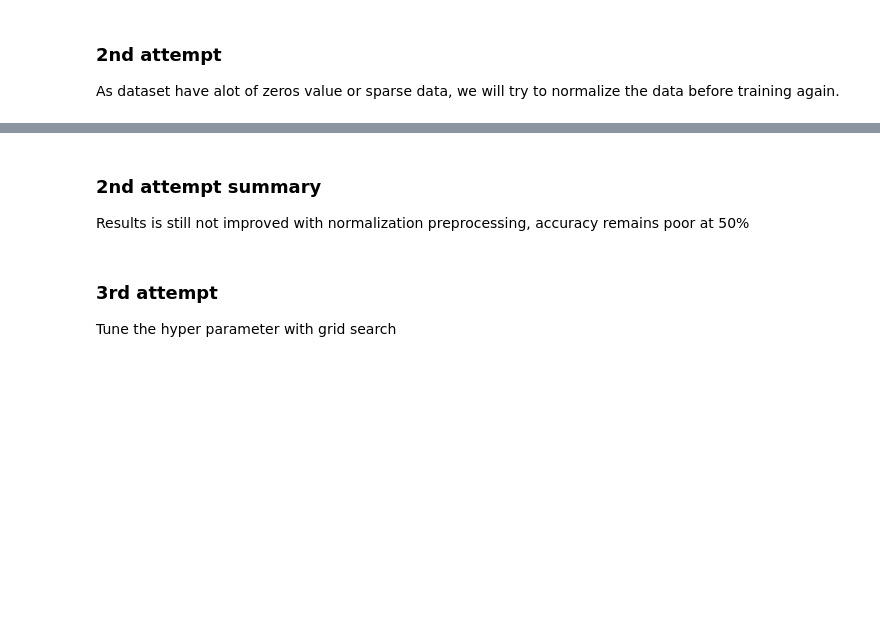
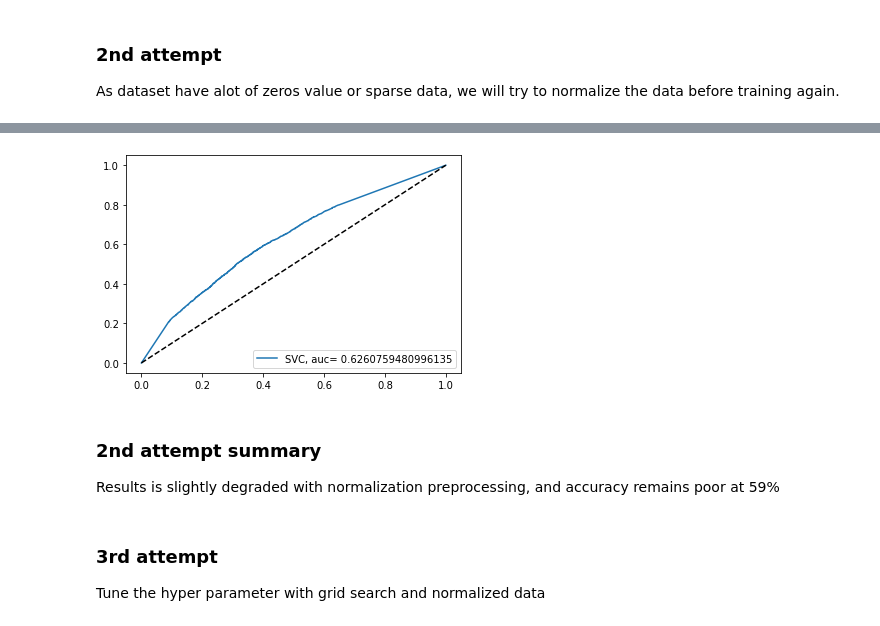
Before and after one commit to raymondng76/PRS-PSUPR-2019-08-13-IS1FT-CA1, a Jupyter notebook: code/CA1.ipynb, the cells around one changed output, grey strips where cells are left out. Drawn from its saved outputs; the diff is of its cells as text; code cells hidden in the pictures; blank space fills up the shorter version.

```diff
--- a/code/CA1.ipynb
+++ b/code/CA1.ipynb
@@ -139,3 +156,5 @@ print(x_train_norm)
 # %%
-svc = SVC(random_state=42, C=1.0, max_iter=500, verbose=2, gamma='auto', probability=True)
-svc_norm = svc.fit(x_train_norm, y_train)
+cal_svc_norm = CalibratedClassifierCV(
+    base_estimator=LinearSVC(random_state=42, C=1.0, max_iter=500, verbose=False),
+    method='isotonic', cv=5)
+cal_svc_norm.fit(x_train_norm, y_train)
@@ -148,19 +189,21 @@ print("Accuracy: ", metrics.accuracy_score(y_test, y_pred))
 # %%
-y_pred_proba = svc.predict_proba(x_test)[::,1]
+y_pred_proba = cal_svc_norm.predict_proba(x_test)[::,1]
 fpr, tpr, _ = metrics.roc_curve(y_test, y_pred_proba)
 auc = metrics.roc_auc_score(y_test, y_pred_proba)
 
 plt.plot(fpr, tpr, label="SVC, auc= " + str(auc))
 plt.plot([0,1],[0,1],'k--')
 plt.legend(loc=4)
 plt.show()
+# %% [output]
+[figure, added]
 # %% [markdown]
 ### 2nd attempt summary
 
-Results is still not improved with normalization preprocessing, accuracy remains poor at 50%
+Results is slightly degraded with normalization preprocessing, and accuracy remains poor at 59%
 # %% [markdown]
 ### 3rd attempt
 
-Tune the hyper parameter with grid search
+Tune the hyper parameter with grid search and normalized data
 # %%
 params = {
```
Also changed, not shown: parts of 18 cells of this notebook.
